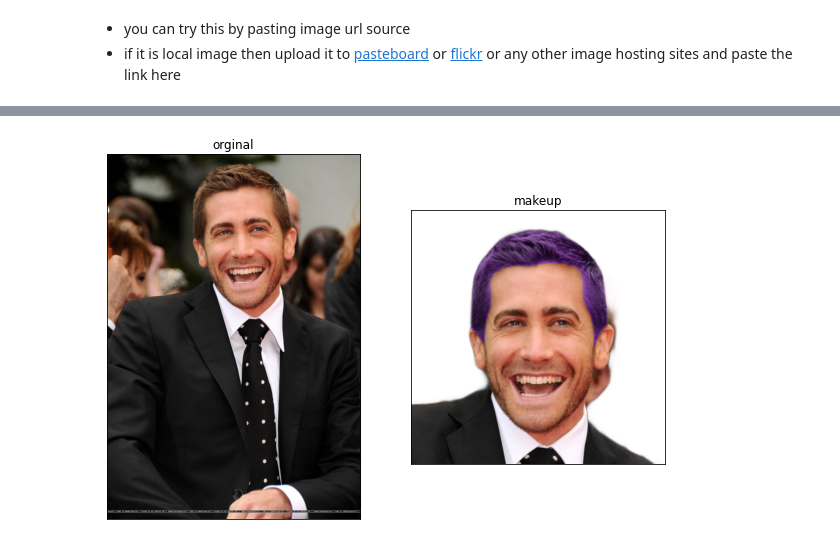
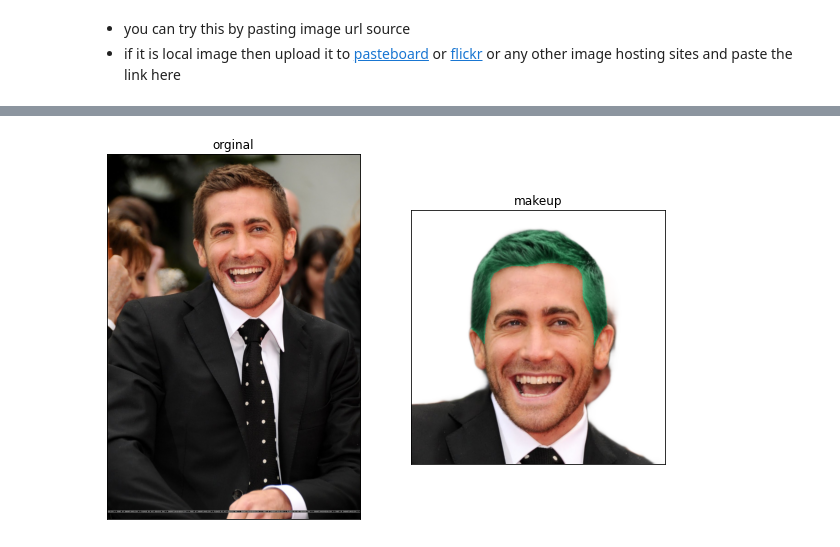
Before and after one commit to ash11sh/face-makeup.PyTorch, a Jupyter notebook: face_makeup.ipynb, the cells around one changed output, grey strips where cells are left out. Saved outputs shown, nothing was run; the diff lists cells and outputs as text; code cells hidden in the pictures.

```diff
--- a/face_makeup.ipynb
+++ b/face_makeup.ipynb
@@ -87,16 +89,17 @@ if gif_mode:
   for color in colors:
     image = hair(potrait, parsing, part, color)
     cv2.imwrite('haircolor'+str(color)+'.png',image)
-    # filepaths
-  fp_in = "/content/fm.PyTorch/haircolor*.png"
-  fp_out ="image.gif"
-  img, *imgs = [Image.open(f) for f in sorted(glob.glob(fp_in))]
-  img.save(fp=fp_out, format='GIF', append_images=imgs,save_all=True, duration=200, loop=0)
+  image_path = Path('/content/fm.PyTorch')
+  images = list(image_path.glob('haircolor*.png'))
+  image_list = []
+  for file_name in images:
+      image_list.append(imageio.imread(file_name))
+  imageio.mimwrite('animated_from_images.gif', image_list)
 
 
 else:
   #@markdown view only single color
-  colors = Violet #@param ['green','yellow','orange','burgundy','ruby','blonde','DarkRed','DarkCyan','DarkMagenta','Coral','Violet','SeaGreen','Peach','Gold','Chocolate'] {type:"raw"}
+  colors = SeaGreen #@param ['green','yellow','orange','burgundy','ruby','blonde','DarkRed','DarkCyan','DarkMagenta','Coral','Violet','SeaGreen','Peach','Gold','Chocolate'] {type:"raw"}
   image = hair(potrait, parsing, part, colors)
   # cv2.imwrite('makeup.png',image)
   nrows,ncols = 1,2
@@ -110,6 +113,6 @@ else:
   plt.show()
 
 if gif_mode:
-  with open('image.gif','rb') as f:
+  with open('animated_from_images.gif','rb') as f:
     display.display(display.Image(data=f.read(), height=512))
 # %% [output]
@@ -118 +119 @@ Downloading: "https://download.pytorch.org/models/resnet18-5c106cde.pth" to /roo
-[figure, old version]
+[figure, new version]
```
Also changed, not shown: parts of 2 cells of this notebook.
